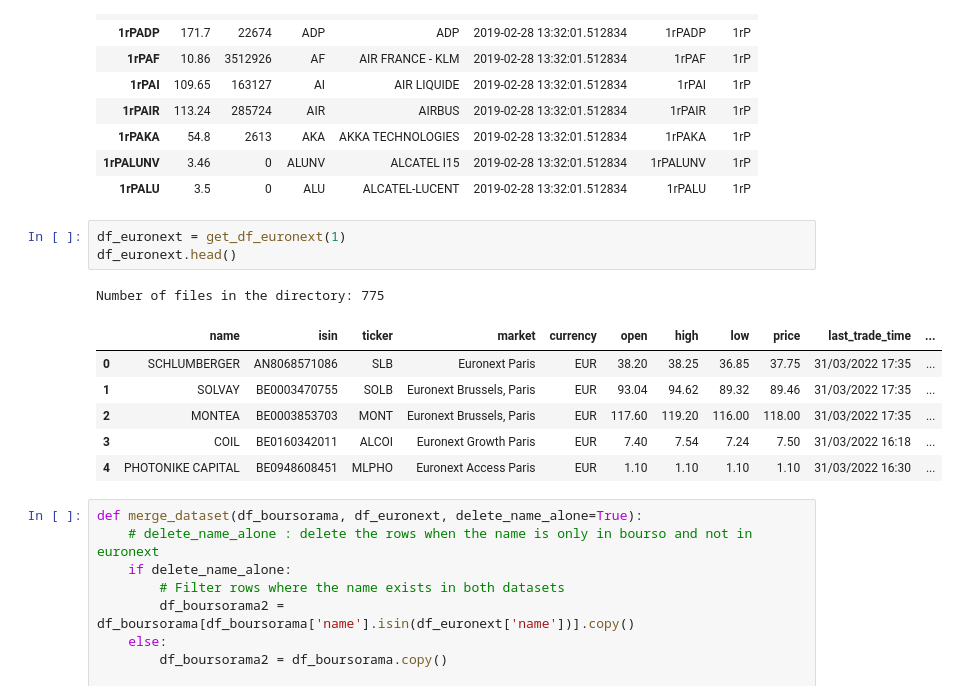
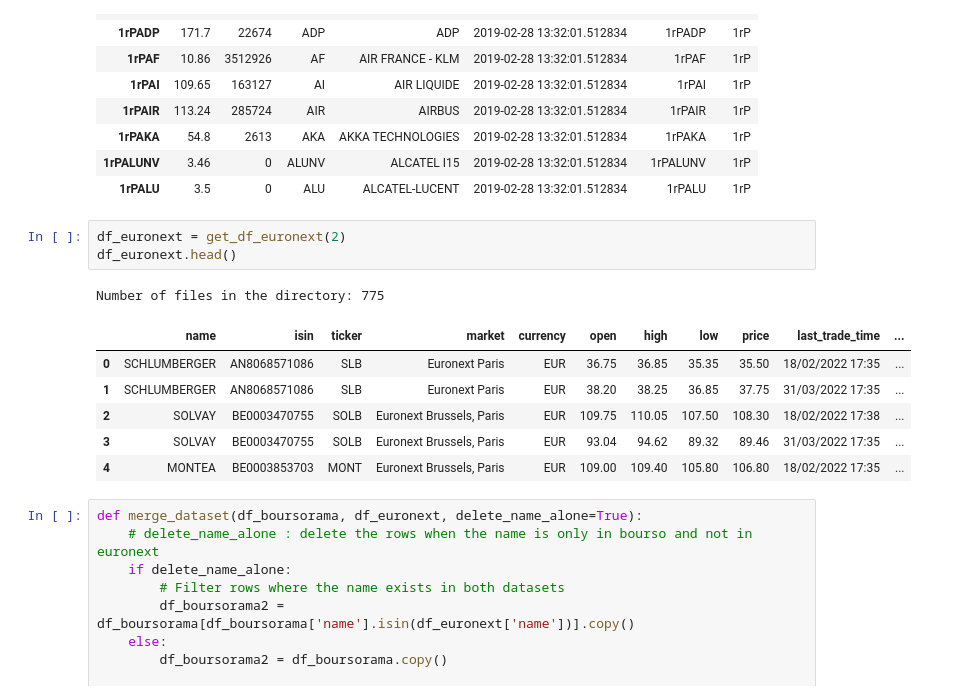
Before and after one commit to JulesRD/FinanceProject, a Jupyter notebook: etl/df_show.ipynb, the cells around one changed output. Saved outputs shown, nothing was run; the diff lists cells and outputs as text.

```diff
--- a/etl/df_show.ipynb
+++ b/etl/df_show.ipynb
@@ -200,16 +200,16 @@ df_boursorama.head(10)
 | 1rPALUNV | 3.46 | 0 | ALUNV | ALCATEL I15 | 2019-02-28 13:32:01.512834 | 1rPALUNV | 1rP |
 | 1rPALU | 3.5 | 0 | ALU | ALCATEL-LUCENT | 2019-02-28 13:32:01.512834 | 1rPALU | 1rP |
 # %%
-df_euronext = get_df_euronext(1)
+df_euronext = get_df_euronext(2)
 df_euronext.head()
 # %% [output]
 Number of files in the directory: 775
 |  | name | isin | ticker | market | currency | open | high | low | price | last_trade_time | ... |
-| 0 | SCHLUMBERGER | AN8068571086 | SLB | Euronext Paris | EUR | 38.20 | 38.25 | 36.85 | 37.75 | 31/03/2022 17:35 | ... |
-| 1 | SOLVAY | BE0003470755 | SOLB | Euronext Brussels, Paris | EUR | 93.04 | 94.62 | 89.32 | 89.46 | 31/03/2022 17:35 | ... |
-| 2 | MONTEA | BE0003853703 | MONT | Euronext Brussels, Paris | EUR | 117.60 | 119.20 | 116.00 | 118.00 | 31/03/2022 17:35 | ... |
-| 3 | COIL | BE0160342011 | ALCOI | Euronext Growth Paris | EUR | 7.40 | 7.54 | 7.24 | 7.50 | 31/03/2022 16:18 | ... |
-| 4 | PHOTONIKE CAPITAL | BE0948608451 | MLPHO | Euronext Access Paris | EUR | 1.10 | 1.10 | 1.10 | 1.10 | 31/03/2022 16:30 | ... |
+| 0 | SCHLUMBERGER | AN8068571086 | SLB | Euronext Paris | EUR | 36.75 | 36.85 | 35.35 | 35.50 | 18/02/2022 17:35 | ... |
+| 1 | SCHLUMBERGER | AN8068571086 | SLB | Euronext Paris | EUR | 38.20 | 38.25 | 36.85 | 37.75 | 31/03/2022 17:35 | ... |
+| 2 | SOLVAY | BE0003470755 | SOLB | Euronext Brussels, Paris | EUR | 109.75 | 110.05 | 107.50 | 108.30 | 18/02/2022 17:38 | ... |
+| 3 | SOLVAY | BE0003470755 | SOLB | Euronext Brussels, Paris | EUR | 93.04 | 94.62 | 89.32 | 89.46 | 31/03/2022 17:35 | ... |
+| 4 | MONTEA | BE0003853703 | MONT | Euronext Brussels, Paris | EUR | 109.00 | 109.40 | 105.80 | 106.80 | 18/02/2022 17:35 | ... |
 # %%
 def merge_dataset(df_boursorama, df_euronext, delete_name_alone=True):
     # delete_name_alone : delete the rows when the name is only in bourso and not in euronext
```
Also changed, not shown: parts of 6 cells of this notebook.
